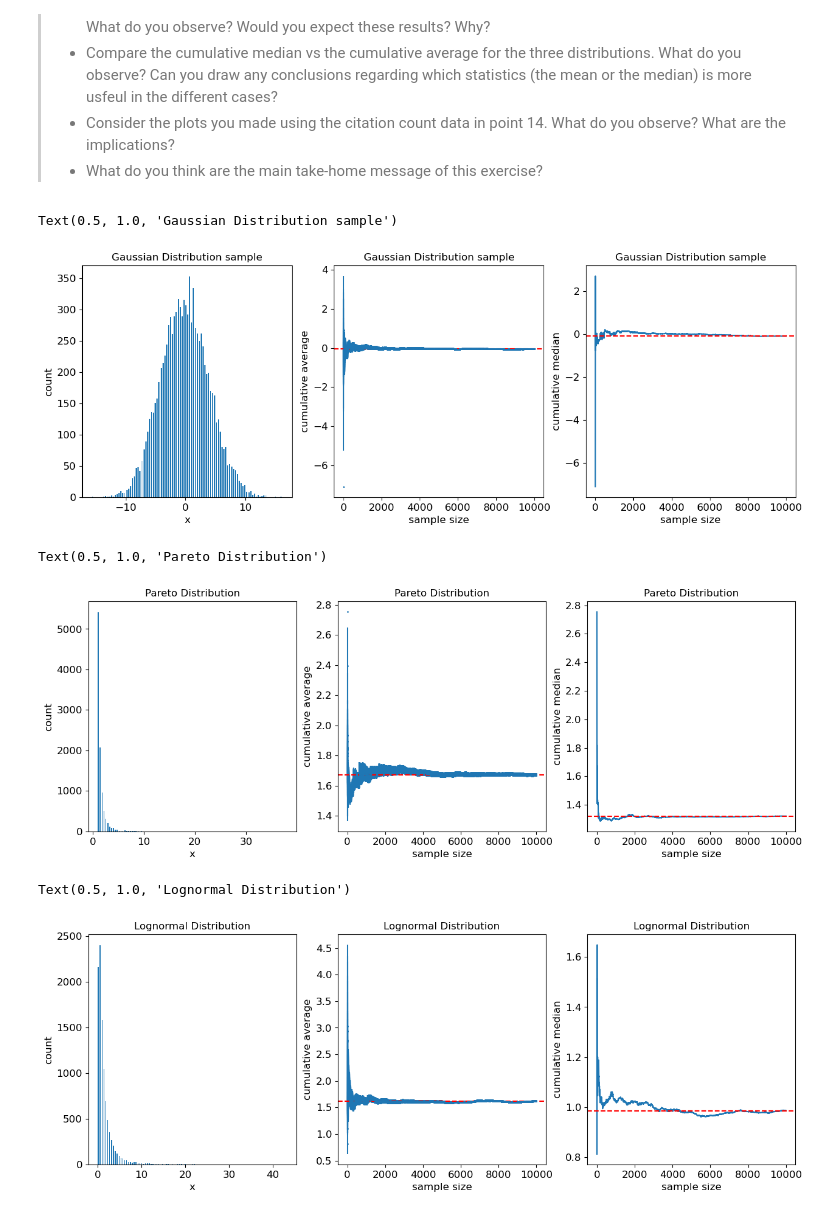
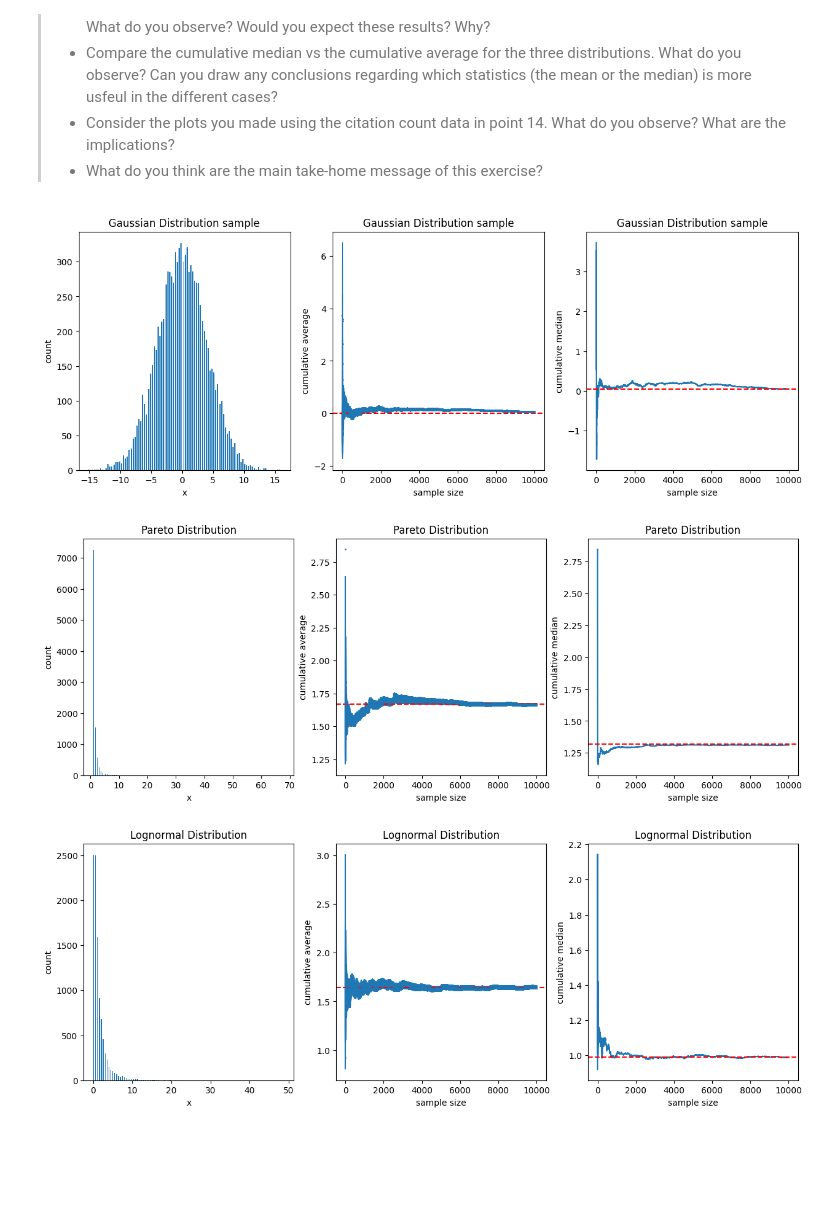
Before and after one commit to kriskruse/02467-CSS---Assignment1, a Jupyter notebook: Assignment1.ipynb, the cells around one changed output. Saved outputs shown, nothing was run; the diff lists cells and outputs as text; code cells hidden in the pictures; blank space fills up the shorter version.

```diff
--- a/Assignment1.ipynb
+++ b/Assignment1.ipynb
@@ -449,8 +500,12 @@ cumulative_std = np.cumsum(X ** 2) / np.arange(1, N + 1) - cumulative_average **
 cumulative_std = np.sqrt(cumulative_std)
 cumulative_std_error = cumulative_std / np.sqrt(np.arange(1, N + 1))
 
+# https://en.wikipedia.org/wiki/Normal_distribution
+# Mean = mu
+# Median = mu
+
 axs[1].errorbar(np.arange(1, N + 1), cumulative_average, yerr=cumulative_std_error, fmt='o', markersize=1)
-axs[1].axhline(np.mean(X), color='r', linestyle='--')
+axs[1].axhline(mu, color='r', linestyle='--')
 axs[1].set_xlabel('sample size')
 axs[1].set_ylabel('cumulative average')
 axs[1].set_title('Gaussian Distribution sample')
@@ -465,9 +520,10 @@ axs[2].axhline(np.median(X), color='r', linestyle='--')
 axs[2].set_xlabel('sample size')
 axs[2].set_ylabel('cumulative median')
 axs[2].set_title('Gaussian Distribution sample')
+
+plt.show()
 # %% [output]
-Text(0.5, 1.0, 'Gaussian Distribution sample')
-[figure, old version]
+[figure, new version]
 # %%
 # 9. Now sample N=10,000 data points from a Pareto Distribution with parameters 𝑥𝑚=1 and 𝛼=2.5, using the np.random.pareto() function, and store it in a numpy array.
 alpha = 2.5
@@ -491,8 +547,14 @@ cumulative_std = np.cumsum(X ** 2) / np.arange(1, N + 1) - cumulative_average **
 cumulative_std = np.sqrt(cumulative_std)
 cumulative_std_error = cumulative_std / np.sqrt(np.arange(1, N + 1))
 
+# https://en.wikipedia.org/wiki/Pareto_distribution
+# Mean = (alpha * xm) / (alpha-1)
+# Median = xm * 2 ** (1/alpha)
+
+mean = (alpha * xm) / (alpha - 1)
+
 axs[1].errorbar(np.arange(1, N + 1), cumulative_average, yerr=cumulative_std_error, fmt='o', markersize=1)
-axs[1].axhline(np.mean(X), color='r', linestyle='--')
+axs[1].axhline(mean, color='r', linestyle='--')
 axs[1].set_xlabel('sample size')
 axs[1].set_ylabel('cumulative average')
 axs[1].set_title('Pareto Distribution')
@@ -502,14 +564,17 @@ cumulative_median = np.zeros(N)
 for i in range(N):
     cumulative_median[i] = np.median(X[:i + 1])
 
+median = xm * 2 ** (1/alpha)
+
 axs[2].plot(np.arange(1, N + 1), cumulative_median)
-axs[2].axhline(np.median(X), color='r', linestyle='--')
+axs[2].axhline(median, color='r', linestyle='--')
 axs[2].set_xlabel('sample size')
 axs[2].set_ylabel('cumulative median')
 axs[2].set_title('Pareto Distribution')
+
+plt.show()
 # %% [output]
-Text(0.5, 1.0, 'Pareto Distribution')
-[figure, old version]
+[figure, new version]
 # %%
 # 11. Now sample N=10,000 data points from a Lognormal Distribution with parameters 𝜇=0 and 𝜎=1, using the np.random.lognormal() function, and store it in a numpy array.
 
@@ -524,32 +589,41 @@ axs = axs.flatten()
 
 # plot distribution
 axs[0].hist(X, bins=100, width=0.2)
 axs[0].set_xlabel('x')
 axs[0].set_ylabel('count')
 axs[0].set_title('Lognormal Distribution')
 
 # cumulative average
 cumulative_average = np.cumsum(X) / np.arange(1, N + 1)
 cumulative_std = np.cumsum(X ** 2) / np.arange(1, N + 1) - cumulative_average ** 2
 cumulative_std = np.sqrt(cumulative_std)
 cumulative_std_error = cumulative_std / np.sqrt(np.arange(1, N + 1))
 
+# https://en.wikipedia.org/wiki/Log-normal_distribution
+# Mean = np.exp(mu + (sigma ** 2) / 2)
+# Median = np.exp(mu)
+
+mean = np.exp(mu + (sigma ** 2) / 2)
+
 axs[1].errorbar(np.arange(1, N + 1), cumulative_average, yerr=cumulative_std_error, fmt='o', markersize=1)
 axs[1].axhline(np.mean(X), color='r', linestyle='--')
 axs[1].set_xlabel('sample size')
 axs[1].set_ylabel('cumulative average')
 axs[1].set_title('Lognormal Distribution')
 
 # cumulative median
 cumulative_median = np.zeros(N)
 for i in range(N):
     cumulative_median[i] = np.median(X[:i + 1])
 
+median = np.exp(mu)
+
 axs[2].plot(np.arange(1, N + 1), cumulative_median)
 axs[2].axhline(np.median(X), color='r', linestyle='--')
 axs[2].set_xlabel('sample size')
 axs[2].set_ylabel('cumulative median')
 axs[2].set_title('Lognormal Distribution')
+
+plt.show()
 # %% [output]
-Text(0.5, 1.0, 'Lognormal Distribution')
-[figure, old version]
+[figure, new version]
```
Also changed, not shown: parts of 7 cells of this notebook.
